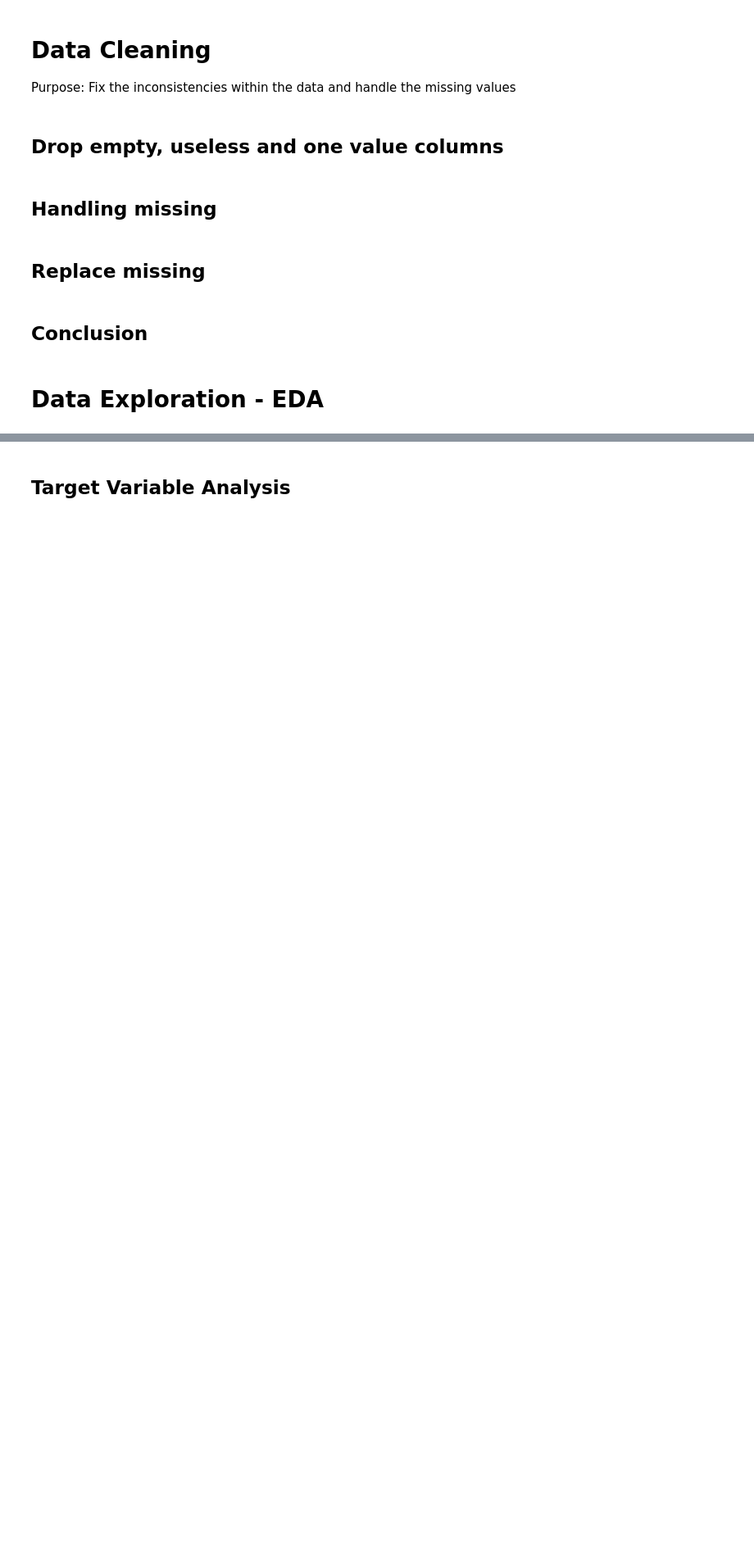
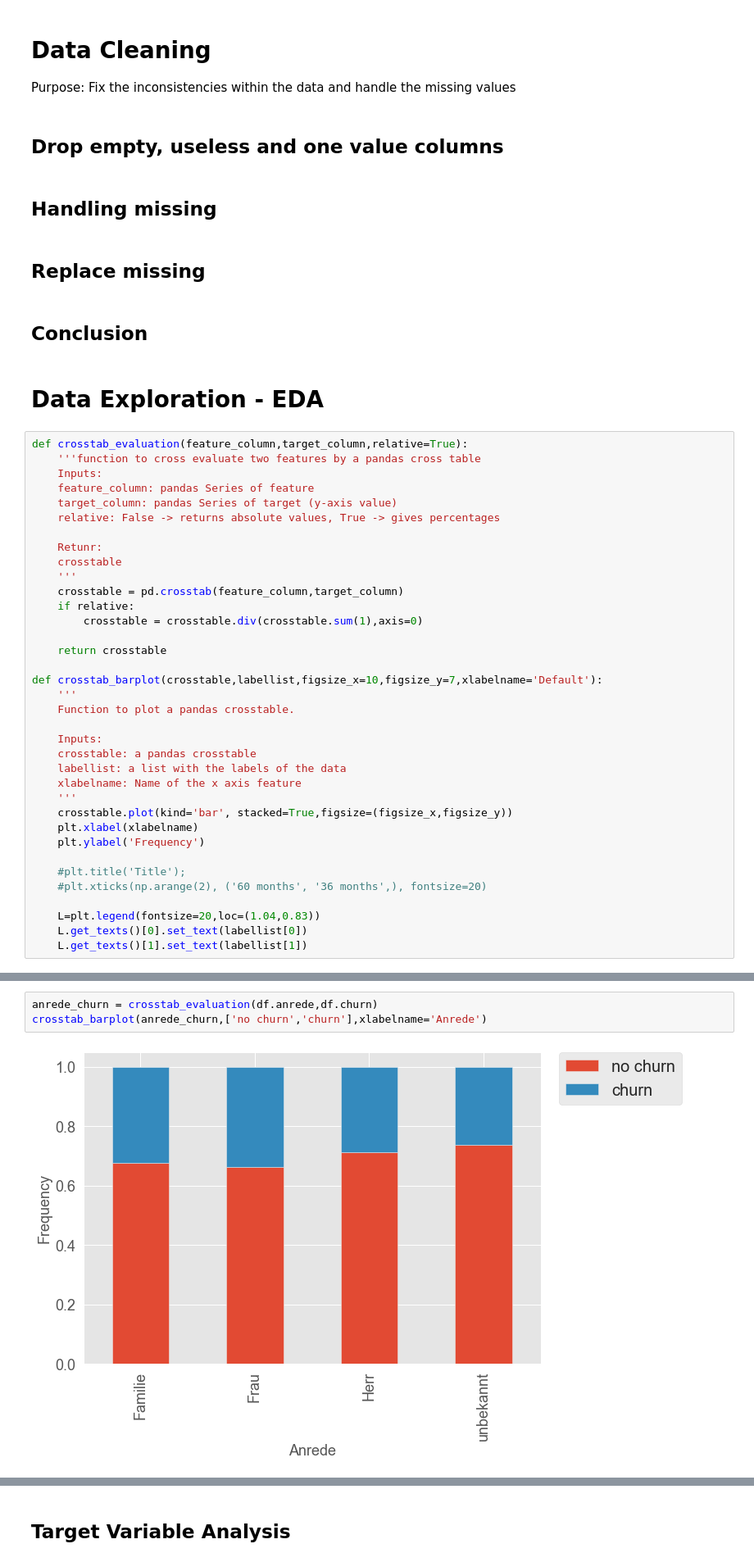
Before and after one commit to jb-ds2020/nf-ds3-capstone-churn-prevention, a Jupyter notebook: Capstone_Zeit.ipynb, the cells around one changed output, grey strips where cells are left out. Shown at 82% size. Cells and saved outputs as stored; diff of their text form; blank space fills up the shorter version.

```diff
--- a/Capstone_Zeit.ipynb
+++ b/Capstone_Zeit.ipynb
@@ -161,3 +175,39 @@ Purpose: Fix the inconsistencies within the data and handle the missing values
 ## Conclusion
 # %% [markdown]
 # Data Exploration - EDA
+# %%
+def crosstab_evaluation(feature_column,target_column,relative=True):
+    '''function to cross evaluate two features by a pandas cross table
+    Inputs:
+    feature_column: pandas Series of feature
+    target_column: pandas Series of target (y-axis value)
+    relative: False -> returns absolute values, True -> gives percentages
+
+    Retunr:
+    crosstable
+    '''
+    crosstable = pd.crosstab(feature_column,target_column)
+    if relative:
+        crosstable = crosstable.div(crosstable.sum(1),axis=0)
+
+    return crosstable
+
+def crosstab_barplot(crosstable,labellist,figsize_x=10,figsize_y=7,xlabelname='Default'):
+    '''
+    Function to plot a pandas crosstable.
+
+    Inputs:
+    crosstable: a pandas crosstable
+    labellist: a list with the labels of the data
+    xlabelname: Name of the x axis feature
+    '''
+    crosstable.plot(kind='bar', stacked=True,figsize=(figsize_x,figsize_y))
+    plt.xlabel(xlabelname)
+    plt.ylabel('Frequency')
+
+    #plt.title('Title');
+    #plt.xticks(np.arange(2), ('60 months', '36 months',), fontsize=20)
+
+    L=plt.legend(fontsize=20,loc=(1.04,0.83))
+    L.get_texts()[0].set_text(labellist[0])
+    L.get_texts()[1].set_text(labellist[1])
@@ -163,0 +234,5 @@ Purpose: Fix the inconsistencies within the data and handle the missing values
+# %%
+anrede_churn = crosstab_evaluation(df.anrede,df.churn)
+crosstab_barplot(anrede_churn,['no churn','churn'],xlabelname='Anrede')
+# %% [output]
+[figure, added]
```
Also changed, not shown: parts of 42 cells of this notebook, 7 other files.
